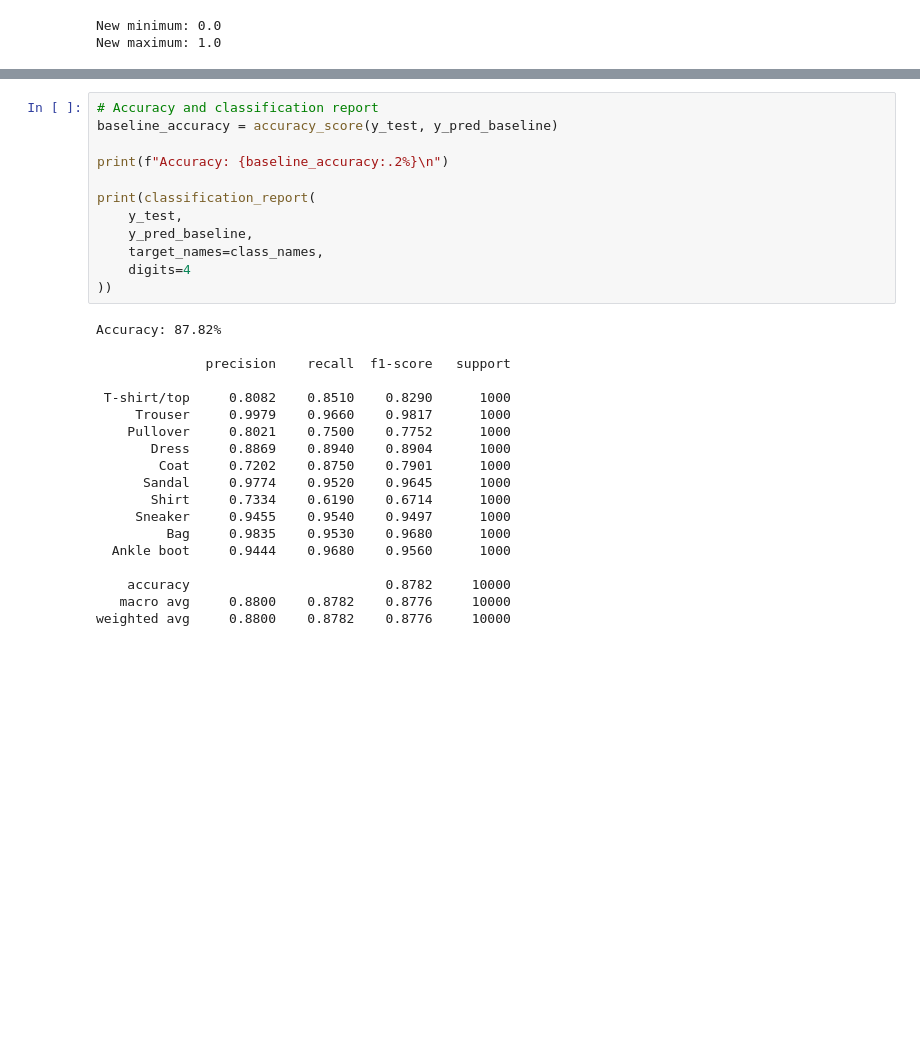
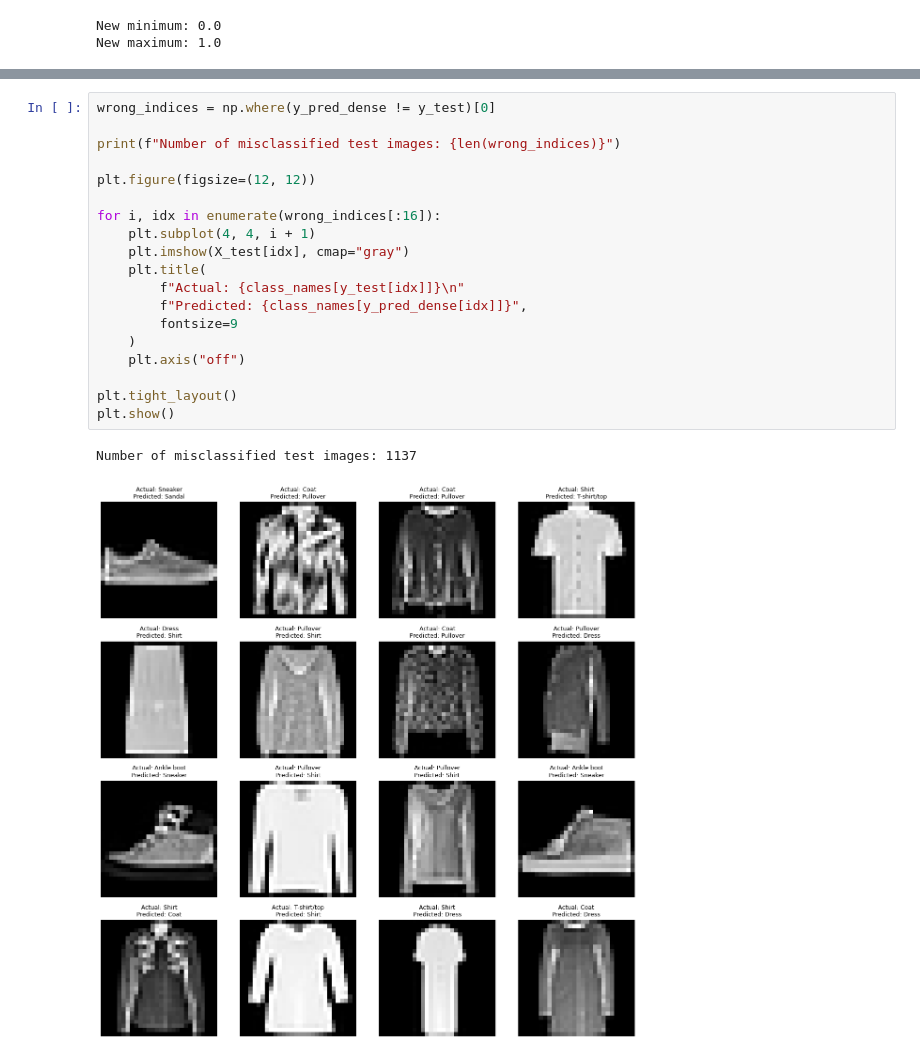
Before and after one commit to NajeebAhmed69/Deep-Learning-Projects, a Jupyter notebook: 1 beginner/1 Fashion-MNIST/Fashion-MNIST.ipynb, the cells around one changed output, grey strips where cells are left out. Cells and saved outputs as stored; diff of their text form; blank space fills up the shorter version.

```diff
--- a/1 beginner/1 Fashion-MNIST/Fashion-MNIST.ipynb
+++ b/1 beginner/1 Fashion-MNIST/Fashion-MNIST.ipynb
@@ -249,32 +281,23 @@ First actual label: 9
 # %%
-# Accuracy and classification report
-baseline_accuracy = accuracy_score(y_test, y_pred_baseline)
+wrong_indices = np.where(y_pred_dense != y_test)[0]
 
-print(f"Accuracy: {baseline_accuracy:.2%}\n")
+print(f"Number of misclassified test images: {len(wrong_indices)}")
 
-print(classification_report(
-    y_test,
-    y_pred_baseline,
-    target_names=class_names,
-    digits=4
-))
+plt.figure(figsize=(12, 12))
+
+for i, idx in enumerate(wrong_indices[:16]):
+    plt.subplot(4, 4, i + 1)
+    plt.imshow(X_test[idx], cmap="gray")
+    plt.title(
+        f"Actual: {class_names[y_test[idx]]}\n"
+        f"Predicted: {class_names[y_pred_dense[idx]]}",
+        fontsize=9
+    )
+    plt.axis("off")
+
+plt.tight_layout()
+plt.show()
 # %% [output]
-Accuracy: 87.82%
-
-              precision    recall  f1-score   support
-
- T-shirt/top     0.8082    0.8510    0.8290      1000
-     Trouser     0.9979    0.9660    0.9817      1000
-    Pullover     0.8021    0.7500    0.7752      1000
-       Dress     0.8869    0.8940    0.8904      1000
-        Coat     0.7202    0.8750    0.7901      1000
-      Sandal     0.9774    0.9520    0.9645      1000
-       Shirt     0.7334    0.6190    0.6714      1000
-     Sneaker     0.9455    0.9540    0.9497      1000
-         Bag     0.9835    0.9530    0.9680      1000
-  Ankle boot     0.9444    0.9680    0.9560      1000
-
-    accuracy                         0.8782     10000
-   macro avg     0.8800    0.8782    0.8776     10000
-weighted avg     0.8800    0.8782    0.8776     10000
+Number of misclassified test images: 1137
+[figure, added]
 # %%
```
Also changed, not shown: parts of 26 cells of this notebook, 3 other files.
